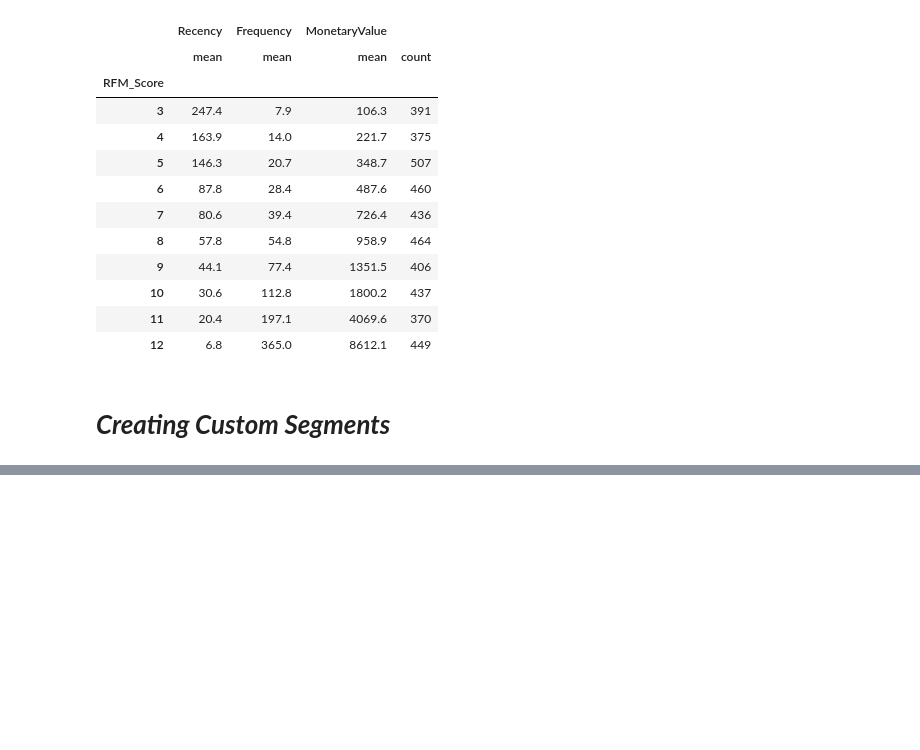
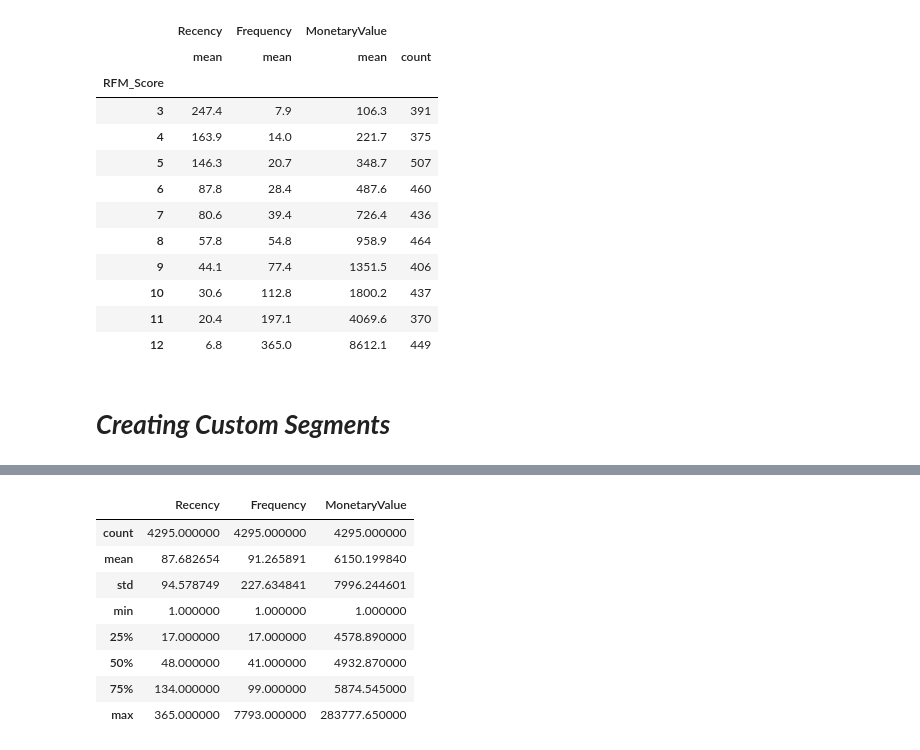
Before and after one commit to nileshrathod17/Online-Retail-Customer-Segmentation, a Jupyter notebook: Online_Retail_Customer_Segmentation.ipynb, the cells around one changed output, grey strips where cells are left out. Cells and saved outputs as stored; diff of their text form; code cells hidden in the pictures; blank space fills up the shorter version.

```diff
--- a/Online_Retail_Customer_Segmentation.ipynb
+++ b/Online_Retail_Customer_Segmentation.ipynb
@@ -945,0 +1027,18 @@ data_rfm_quantile.groupby('RFM_Score').agg({
+# %%
+# Copy original to new df
+data_rfm_log = data_rfm.copy()
+
+# Data Pre-Processing for Negative Value
+data_rfm_log['MonetaryValue'] = (data_rfm_log['MonetaryValue'] - data_rfm_log['MonetaryValue'].min()) + 1
+
+data_rfm_log.describe()
+# %% [output]
+|  | Recency | Frequency | MonetaryValue |
+| count | 4295.000000 | 4295.000000 | 4295.000000 |
+| mean | 87.682654 | 91.265891 | 6150.199840 |
+| std | 94.578749 | 227.634841 | 7996.244601 |
+| min | 1.000000 | 1.000000 | 1.000000 |
+| 25% | 17.000000 | 17.000000 | 4578.890000 |
+| 50% | 48.000000 | 41.000000 | 4932.870000 |
+| 75% | 134.000000 | 99.000000 | 5874.545000 |
+| max | 365.000000 | 7793.000000 | 283777.650000 |
```
Also changed, not shown: parts of 10 cells of this notebook.
